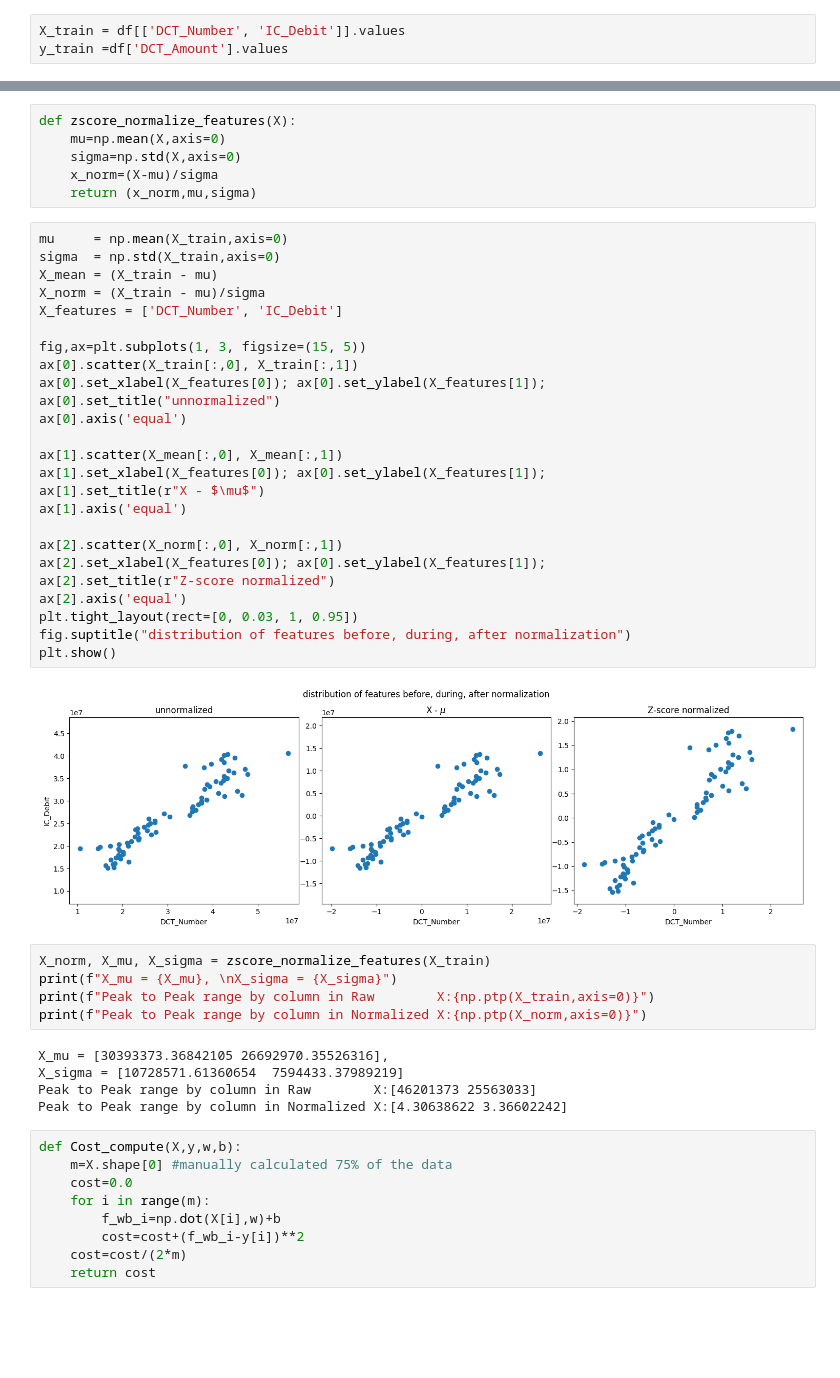
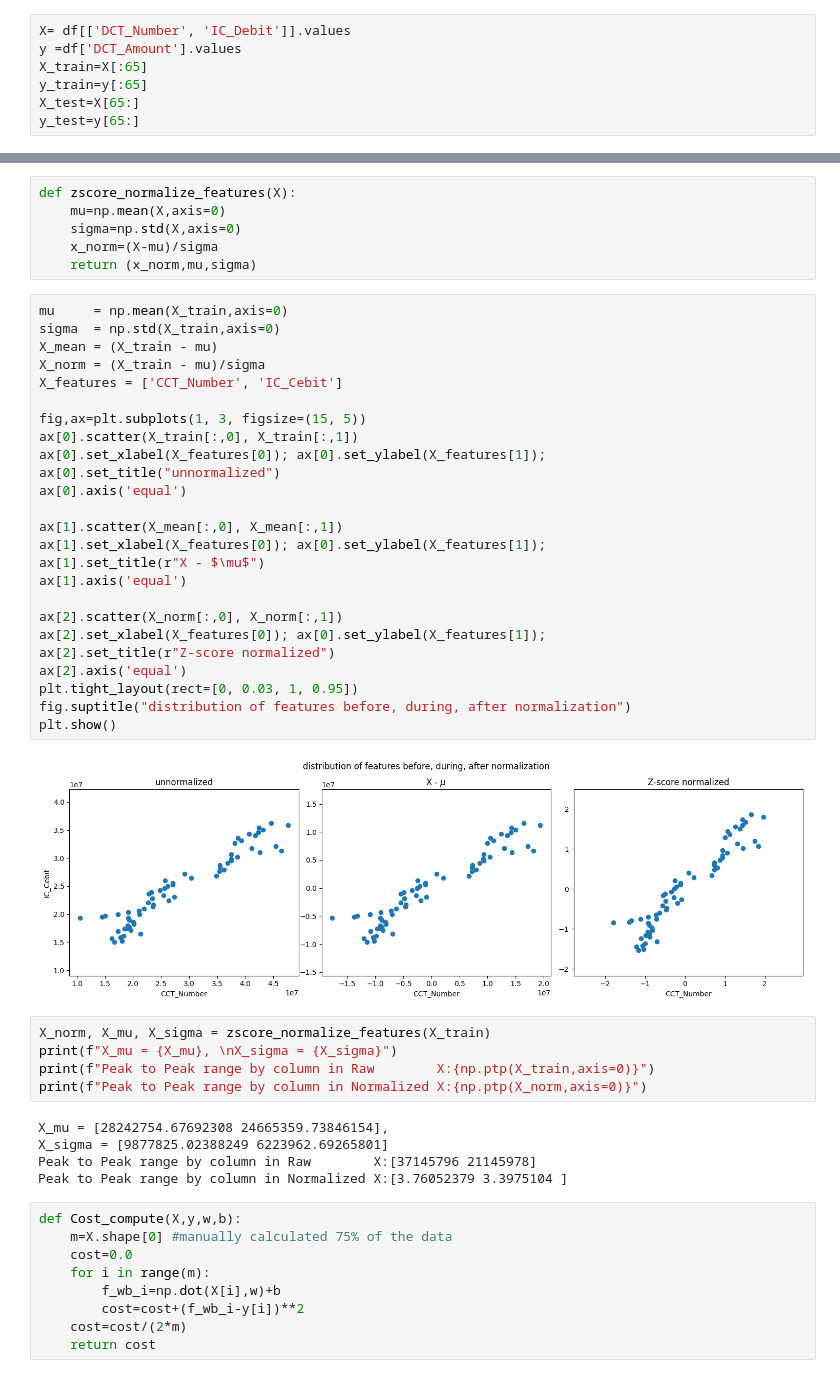
Before and after one commit to Aurnobb-Tasneem/Bangladesh_Digital_Transaction_Forecaster, a Jupyter notebook: notebooks/main.ipynb, the cells around one changed output, grey strips where cells are left out. Drawn from its saved outputs; the diff is of its cells as text; blank space fills up the shorter version.

```diff
--- a/notebooks/main.ipynb
+++ b/notebooks/main.ipynb
@@ -239,8 +241,12 @@ print(df.shape[0])
 # %% [output]
 76
 # %%
-X_train = df[['DCT_Number', 'IC_Debit']].values
-y_train =df['DCT_Amount'].values
+X= df[['DCT_Number', 'IC_Debit']].values
+y =df['DCT_Amount'].values
+X_train=X[:65]
+y_train=y[:65]
+X_test=X[65:]
+y_test=y[65:]
 # %%
 print(f"X Shape: {X_train.shape}, X Type:{type(X_train)})")
 print(X_train)
@@ -293,40 +299,40 @@ def zscore_normalize_features(X):
 # %%
 mu     = np.mean(X_train,axis=0)
 sigma  = np.std(X_train,axis=0)
 X_mean = (X_train - mu)
 X_norm = (X_train - mu)/sigma
-X_features = ['DCT_Number', 'IC_Debit']
+X_features = ['CCT_Number', 'IC_Cebit']
 
 fig,ax=plt.subplots(1, 3, figsize=(15, 5))
 ax[0].scatter(X_train[:,0], X_train[:,1])
 ax[0].set_xlabel(X_features[0]); ax[0].set_ylabel(X_features[1]);
 ax[0].set_title("unnormalized")
 ax[0].axis('equal')
 
 ax[1].scatter(X_mean[:,0], X_mean[:,1])
 ax[1].set_xlabel(X_features[0]); ax[0].set_ylabel(X_features[1]);
 ax[1].set_title(r"X - $\mu$")
 ax[1].axis('equal')
 
 ax[2].scatter(X_norm[:,0], X_norm[:,1])
 ax[2].set_xlabel(X_features[0]); ax[0].set_ylabel(X_features[1]);
 ax[2].set_title(r"Z-score normalized")
 ax[2].axis('equal')
 plt.tight_layout(rect=[0, 0.03, 1, 0.95])
 fig.suptitle("distribution of features before, during, after normalization")
 plt.show()
 # %% [output]
-[figure, old version]
+[figure, new version]
 # %%
 X_norm, X_mu, X_sigma = zscore_normalize_features(X_train)
 print(f"X_mu = {X_mu}, \nX_sigma = {X_sigma}")
 print(f"Peak to Peak range by column in Raw        X:{np.ptp(X_train,axis=0)}")
 print(f"Peak to Peak range by column in Normalized X:{np.ptp(X_norm,axis=0)}")
 # %% [output]
-X_mu = [30393373.36842105 26692970.35526316],
-X_sigma = [10728571.61360654  7594433.37989219]
-Peak to Peak range by column in Raw        X:[46201373 25563033]
-Peak to Peak range by column in Normalized X:[4.30638622 3.36602242]
+X_mu = [28242754.67692308 24665359.73846154],
+X_sigma = [9877825.02388249 6223962.69265801]
+Peak to Peak range by column in Raw        X:[37145796 21145978]
+Peak to Peak range by column in Normalized X:[3.76052379 3.3975104 ]
 # %%
 def Cost_compute(X,y,w,b):
     m=X.shape[0] #manually calculated 75% of the data
```
Also changed, not shown: parts of 11 cells of this notebook.
